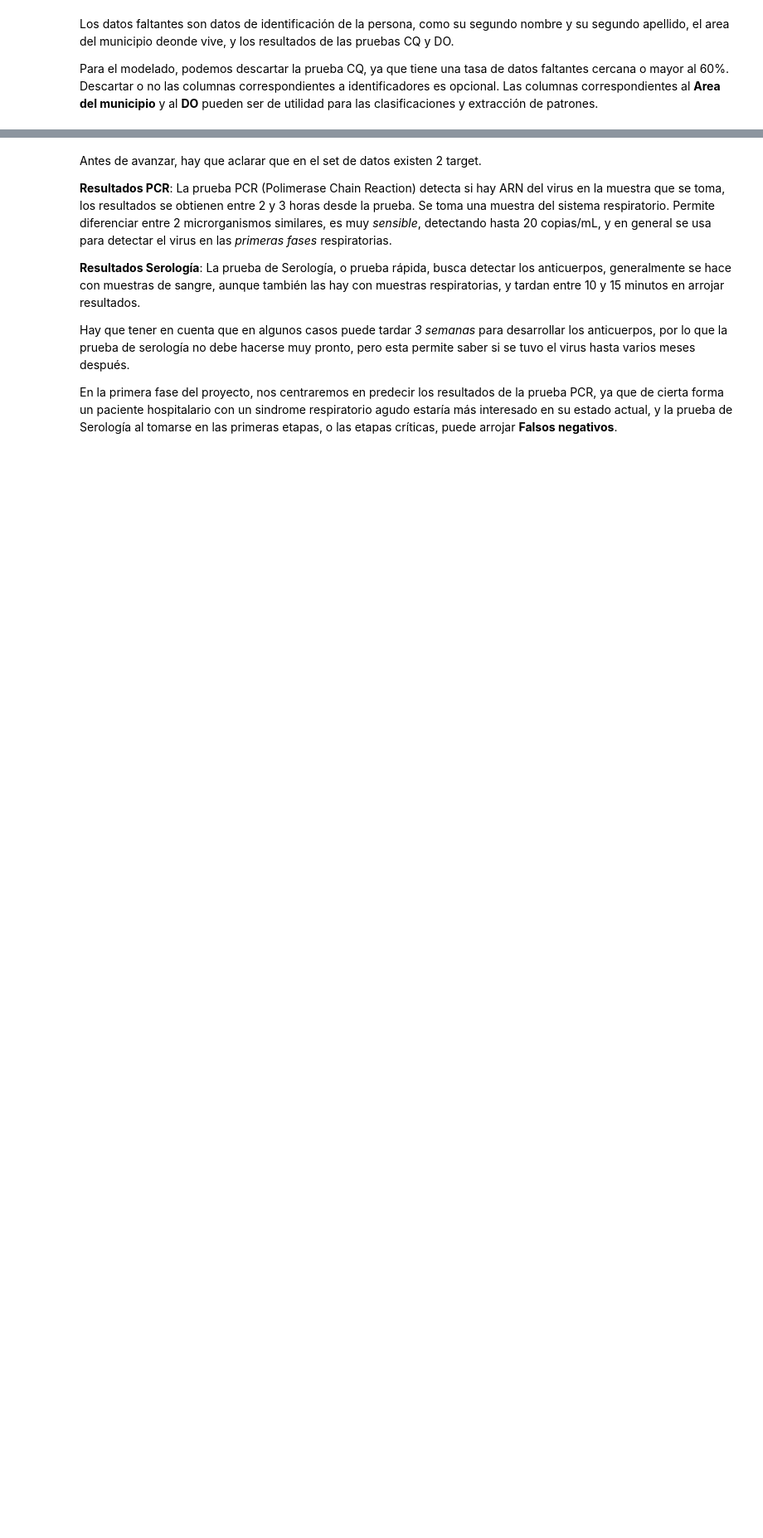
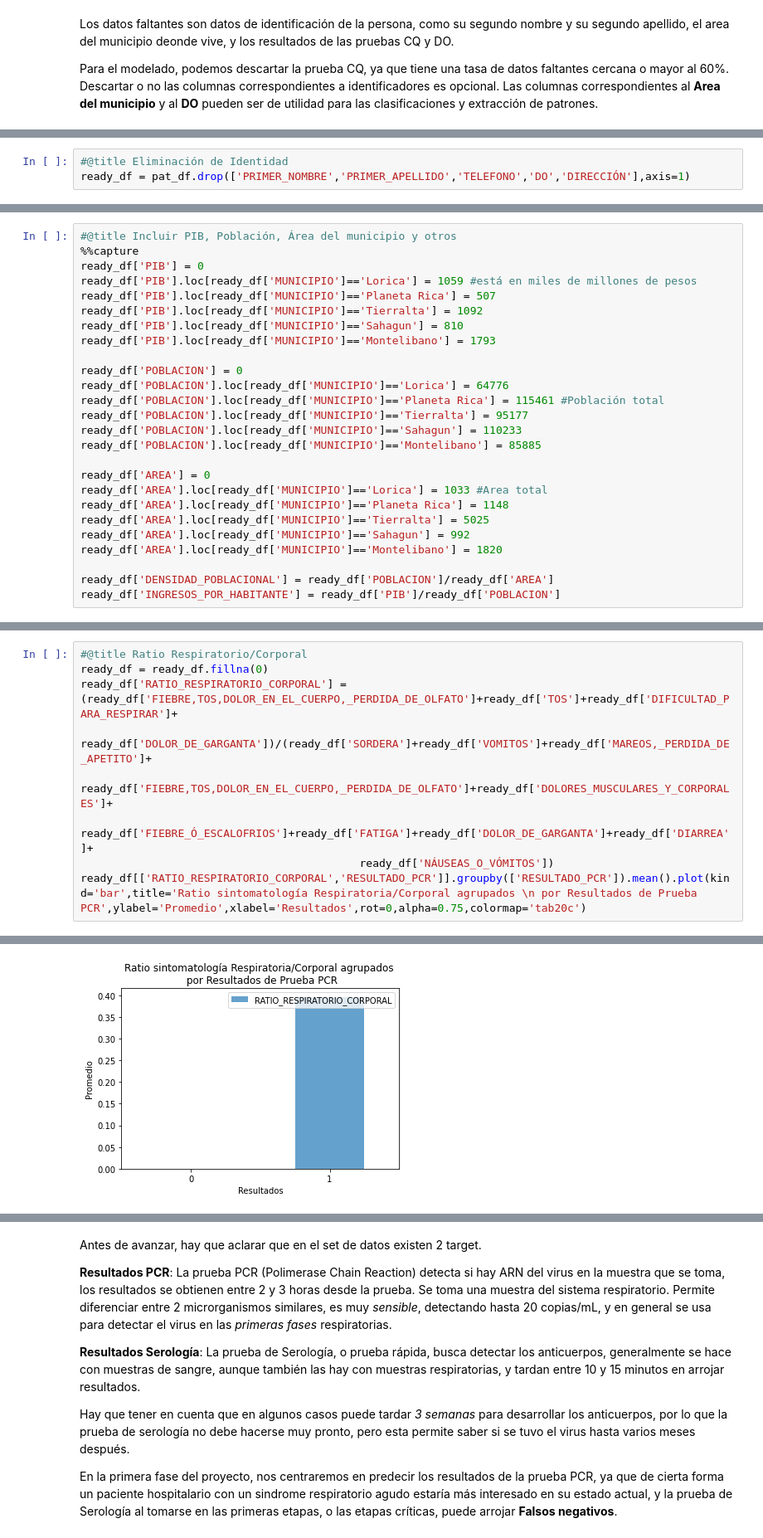
Before and after one commit to jlmarrugom/covid, a Jupyter notebook: COVID_UC.ipynb, the cells around one changed output, grey strips where cells are left out. Shown at 83% size. Drawn from its saved outputs; the diff is of its cells as text; blank space fills up the shorter version.

```diff
--- a/COVID_UC.ipynb
+++ b/COVID_UC.ipynb
@@ -212,0 +332,3 @@ ready_df.rename(columns = lambda x: x.replace(' ', '_'), inplace=True)
+# %%
+#@title Eliminación de Identidad
+ready_df = pat_df.drop(['PRIMER_NOMBRE','PRIMER_APELLIDO','TELEFONO','DO','DIRECCIÓN'],axis=1)
@@ -212,0 +341,26 @@ ready_df.rename(columns = lambda x: x.replace(' ', '_'), inplace=True)
+# %%
+#@title Incluir PIB, Población, Área del municipio y otros
+%%capture
+ready_df['PIB'] = 0
+ready_df['PIB'].loc[ready_df['MUNICIPIO']=='Lorica'] = 1059 #está en miles de millones de pesos
+ready_df['PIB'].loc[ready_df['MUNICIPIO']=='Planeta Rica'] = 507
+ready_df['PIB'].loc[ready_df['MUNICIPIO']=='Tierralta'] = 1092
+ready_df['PIB'].loc[ready_df['MUNICIPIO']=='Sahagun'] = 810
+ready_df['PIB'].loc[ready_df['MUNICIPIO']=='Montelibano'] = 1793
+
+ready_df['POBLACION'] = 0
+ready_df['POBLACION'].loc[ready_df['MUNICIPIO']=='Lorica'] = 64776
+ready_df['POBLACION'].loc[ready_df['MUNICIPIO']=='Planeta Rica'] = 115461 #Población total
+ready_df['POBLACION'].loc[ready_df['MUNICIPIO']=='Tierralta'] = 95177
+ready_df['POBLACION'].loc[ready_df['MUNICIPIO']=='Sahagun'] = 110233
+ready_df['POBLACION'].loc[ready_df['MUNICIPIO']=='Montelibano'] = 85885
+
+ready_df['AREA'] = 0
+ready_df['AREA'].loc[ready_df['MUNICIPIO']=='Lorica'] = 1033 #Area total
+ready_df['AREA'].loc[ready_df['MUNICIPIO']=='Planeta Rica'] = 1148
+ready_df['AREA'].loc[ready_df['MUNICIPIO']=='Tierralta'] = 5025
+ready_df['AREA'].loc[ready_df['MUNICIPIO']=='Sahagun'] = 992
+ready_df['AREA'].loc[ready_df['MUNICIPIO']=='Montelibano'] = 1820
+
+ready_df['DENSIDAD_POBLACIONAL'] = ready_df['POBLACION']/ready_df['AREA']
+ready_df['INGRESOS_POR_HABITANTE'] = ready_df['PIB']/ready_df['POBLACION']
@@ -212,0 +382,10 @@ ready_df.rename(columns = lambda x: x.replace(' ', '_'), inplace=True)
+# %%
+#@title Ratio Respiratorio/Corporal
+ready_df = ready_df.fillna(0)
+ready_df['RATIO_RESPIRATORIO_CORPORAL'] = (ready_df['FIEBRE,TOS,DOLOR_EN_EL_CUERPO,_PERDIDA_DE_OLFATO']+ready_df['TOS']+ready_df['DIFICULTAD_PARA_RESPIRAR']+
+                                           ready_df['DOLOR_DE_GARGANTA'])/(ready_df['SORDERA']+ready_df['VOMITOS']+ready_df['MAREOS,_PERDIDA_DE_APETITO']+
+                                           ready_df['FIEBRE,TOS,DOLOR_EN_EL_CUERPO,_PERDIDA_DE_OLFATO']+ready_df['DOLORES_MUSCULARES_Y_CORPORALES']+
+                                           ready_df['FIEBRE_Ó_ESCALOFRIOS']+ready_df['FATIGA']+ready_df['DOLOR_DE_GARGANTA']+ready_df['DIARREA']+
+                                           ready_df['NÁUSEAS_O_VÓMITOS'])
+ready_df[['RATIO_RESPIRATORIO_CORPORAL','RESULTADO_PCR']].groupby(['RESULTADO_PCR']).mean().plot(kind='bar',title='Ratio sintomatología Respiratoria/Corporal agrupados \n por Resultados de Prueba PCR',ylabel='Promedio',xlabel='Resultados',rot=0,alpha=0.75,colormap='tab20c')
+# %% [output]
@@ -212,0 +393 @@ ready_df.rename(columns = lambda x: x.replace(' ', '_'), inplace=True)
+[figure, added]
```
Also changed, not shown: parts of 111 cells of this notebook.
